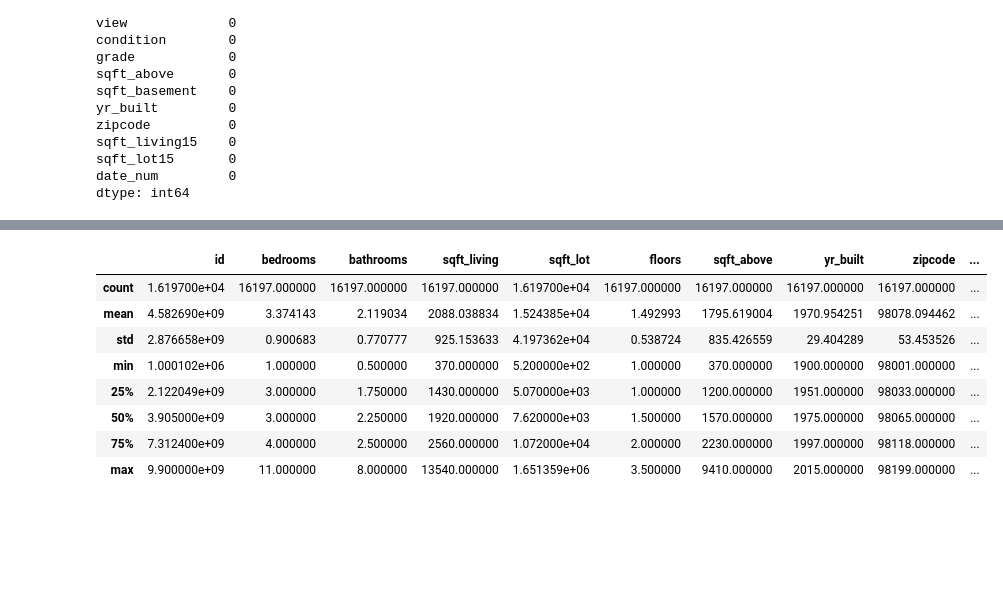
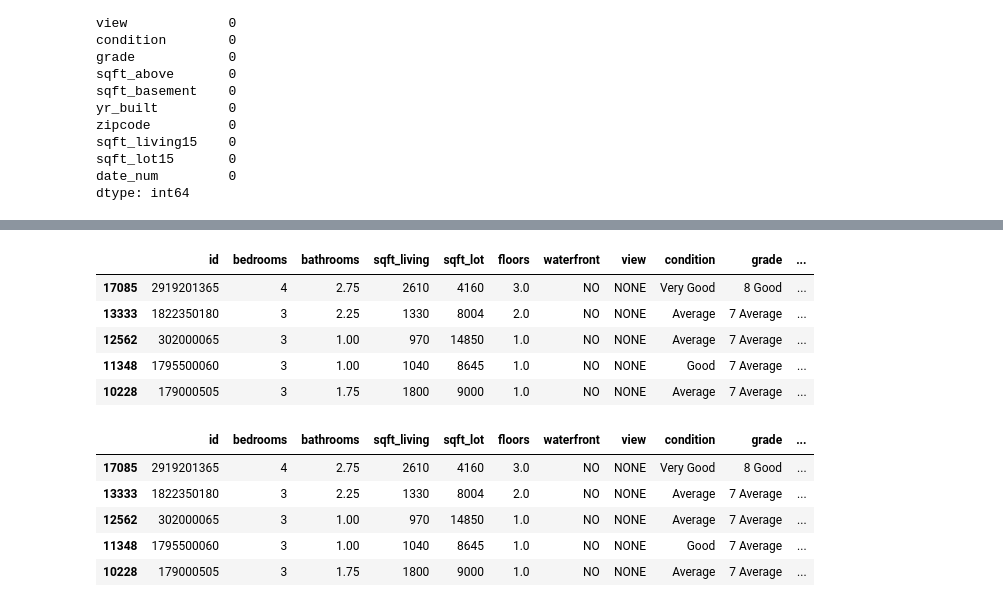
Before and after one commit to theobigdog/DS_083021_Phase2_Project, a Jupyter notebook: Ted_Anal.ipynb, the cells around one changed output, grey strips where cells are left out. Saved outputs shown, nothing was run; the diff lists cells and outputs as text; code cells hidden in the pictures; blank space fills up the shorter version.

```diff
--- a/Ted_Anal.ipynb
+++ b/Ted_Anal.ipynb
@@ -355,0 +373,6 @@ memory usage: 2.8+ MB
+# %%
+basement_train = X_train[["sqft_basement"]]
+missing_indicator = MissingIndicator("?")
+missing_indicator.fit(basement_train)
+basement_missing_train = missing_indicator.transform(basement_train)
+basement_missing_train
@@ -356,12 +387,24 @@ memory usage: 2.8+ MB
+# %%
+X_train["basement_?"] = basement_missing_train
+# %%
+zero = float(0)
+X_train = X_train.replace("?",int(zero))
+X_train.head()
+# %% [output]
+|  | id | bedrooms | bathrooms | sqft_living | sqft_lot | floors | waterfront | view | condition | grade | ... |
+| 17085 | 2919201365 | 4 | 2.75 | 2610 | 4160 | 3.0 | NO | NONE | Very Good | 8 Good | ... |
+| 13333 | 1822350180 | 3 | 2.25 | 1330 | 8004 | 2.0 | NO | NONE | Average | 7 Average | ... |
+| 12562 | 302000065 | 3 | 1.00 | 970 | 14850 | 1.0 | NO | NONE | Average | 7 Average | ... |
+| 11348 | 1795500060 | 3 | 1.00 | 1040 | 8645 | 1.0 | NO | NONE | Good | 7 Average | ... |
+| 10228 | 179000505 | 3 | 1.75 | 1800 | 9000 | 1.0 | NO | NONE | Average | 7 Average | ... |
+# %%
+X_train['sqft_basement'] = pd.to_numeric(X_train['sqft_basement'], downcast="float")
 # %%
-X_train.describe()
+X_train.head()
 # %% [output]
-|  | id | bedrooms | bathrooms | sqft_living | sqft_lot | floors | sqft_above | yr_built | zipcode | ... |
-| count | 1.619700e+04 | 16197.000000 | 16197.000000 | 16197.000000 | 1.619700e+04 | 16197.000000 | 16197.000000 | 16197.000000 | 16197.000000 | ... |
-| mean | 4.582690e+09 | 3.374143 | 2.119034 | 2088.038834 | 1.524385e+04 | 1.492993 | 1795.619004 | 1970.954251 | 98078.094462 | ... |
-| std | 2.876658e+09 | 0.900683 | 0.770777 | 925.153633 | 4.197362e+04 | 0.538724 | 835.426559 | 29.404289 | 53.453526 | ... |
-| min | 1.000102e+06 | 1.000000 | 0.500000 | 370.000000 | 5.200000e+02 | 1.000000 | 370.000000 | 1900.000000 | 98001.000000 | ... |
-| 25% | 2.122049e+09 | 3.000000 | 1.750000 | 1430.000000 | 5.070000e+03 | 1.000000 | 1200.000000 | 1951.000000 | 98033.000000 | ... |
-| 50% | 3.905000e+09 | 3.000000 | 2.250000 | 1920.000000 | 7.620000e+03 | 1.500000 | 1570.000000 | 1975.000000 | 98065.000000 | ... |
-| 75% | 7.312400e+09 | 4.000000 | 2.500000 | 2560.000000 | 1.072000e+04 | 2.000000 | 2230.000000 | 1997.000000 | 98118.000000 | ... |
-| max | 9.900000e+09 | 11.000000 | 8.000000 | 13540.000000 | 1.651359e+06 | 3.500000 | 9410.000000 | 2015.000000 | 98199.000000 | ... |
+|  | id | bedrooms | bathrooms | sqft_living | sqft_lot | floors | waterfront | view | condition | grade | ... |
+| 17085 | 2919201365 | 4 | 2.75 | 2610 | 4160 | 3.0 | NO | NONE | Very Good | 8 Good | ... |
+| 13333 | 1822350180 | 3 | 2.25 | 1330 | 8004 | 2.0 | NO | NONE | Average | 7 Average | ... |
+| 12562 | 302000065 | 3 | 1.00 | 970 | 14850 | 1.0 | NO | NONE | Average | 7 Average | ... |
+| 11348 | 1795500060 | 3 | 1.00 | 1040 | 8645 | 1.0 | NO | NONE | Good | 7 Average | ... |
+| 10228 | 179000505 | 3 | 1.75 | 1800 | 9000 | 1.0 | NO | NONE | Average | 7 Average | ... |
```
Also changed, not shown: parts of 58 cells of this notebook.
